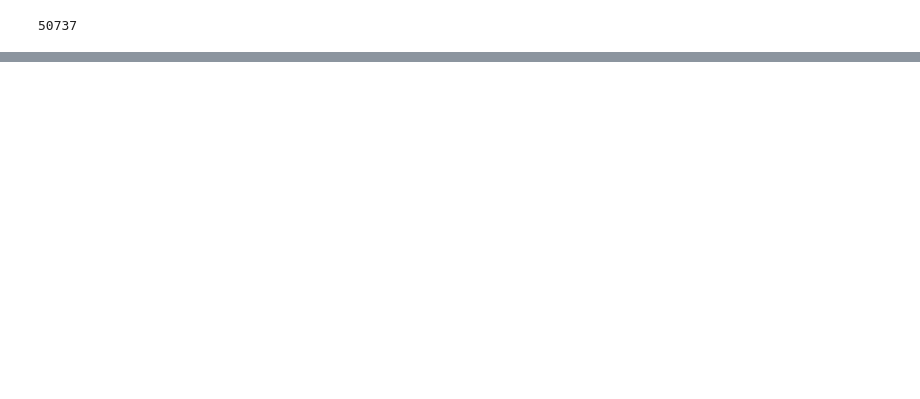
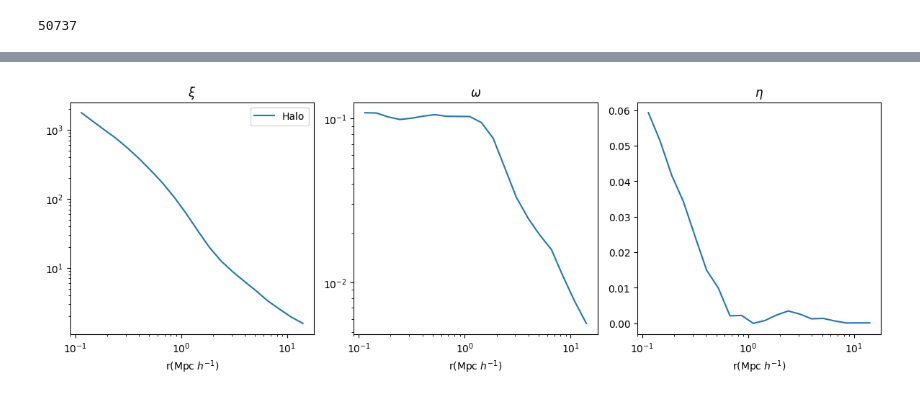
Before and after one commit to nvanalfen/MLAugmentedHalotools, a Jupyter notebook: load_illustris.ipynb, the cells around one changed output, grey strips where cells are left out. Drawn from its saved outputs; the diff is of its cells as text; code cells hidden in the pictures; blank space fills up the shorter version.

```diff
--- a/load_illustris.ipynb
+++ b/load_illustris.ipynb
@@ -234,0 +359,45 @@ plt.show()
+# %%
+# Let's look at the halos themselves
+halo_coords = np.array( [ data["gal_pos_x"], data["gal_pos_y"], data["gal_pos_z"] ] ).T
+halo_orientation = np.array( [ data["dm_av_x"], data["dm_av_y"], data["dm_av_z"] ] ).T
+
+halo_xi = tpcf(halo_coords, rbins, period = halocat.Lbox)
+halo_omega = ed_3d(halo_coords, halo_orientation, halo_coords, rbins, period=halocat.Lbox)
+halo_eta = ee_3d(halo_coords, halo_orientation, halo_coords, halo_orientation, rbins, period=halocat.Lbox)
+# %%
+# Create a 1x3 grid of subplots
+fig, axes = plt.subplots(1, 3, figsize=(12, 4))
+
+show_natural = True
+show_absolute = False
+
+axes[0].set_title(r'$\xi$')
+axes[1].set_title(r'$\omega$')
+axes[2].set_title(r'$\eta$')
+
+if show_natural:
+    axes[0].plot(rbin_centers, halo_xi, label="Halo")
+    axes[1].plot(rbin_centers, halo_omega)
+    axes[2].plot(rbin_centers, halo_eta)
+
+if show_absolute:
+    # Plot data in the first subplot
+    axes[0].plot(rbin_centers, abs(halo_xi), ":x", label="Abs(Halo)")
+    # Plot data in the second subplot
+    axes[1].plot(rbin_centers, abs(halo_omega), ":x")
+    # Plot data in the third subplot
+    axes[2].plot(rbin_centers, abs(halo_eta), ":x")
+
+# Adjust spacing between subplots
+plt.tight_layout()
+axes[0].legend()
+
+# Display the plots
+for ax in axes:
+    ax.set_xscale("log")
+    if not ax is axes[2]:
+        ax.set_yscale("log")
+    ax.set_xlabel(r"r(Mpc $h^{-1}$)")
+plt.show()
+# %% [output]
+[figure, added]
```
Also changed, not shown: parts of 21 cells of this notebook.
